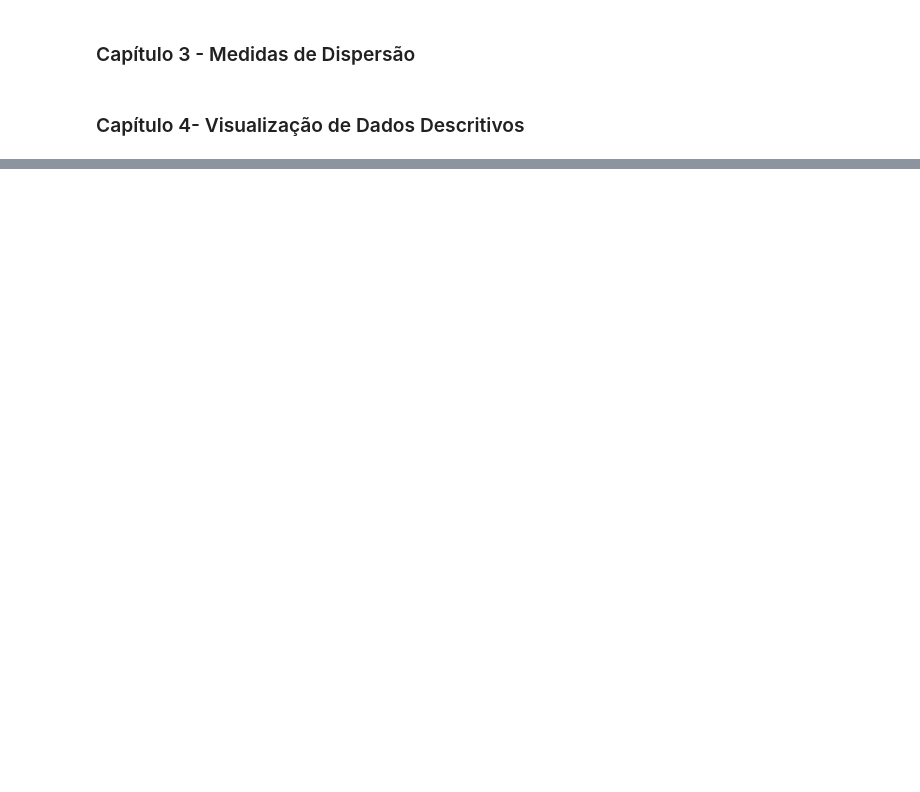
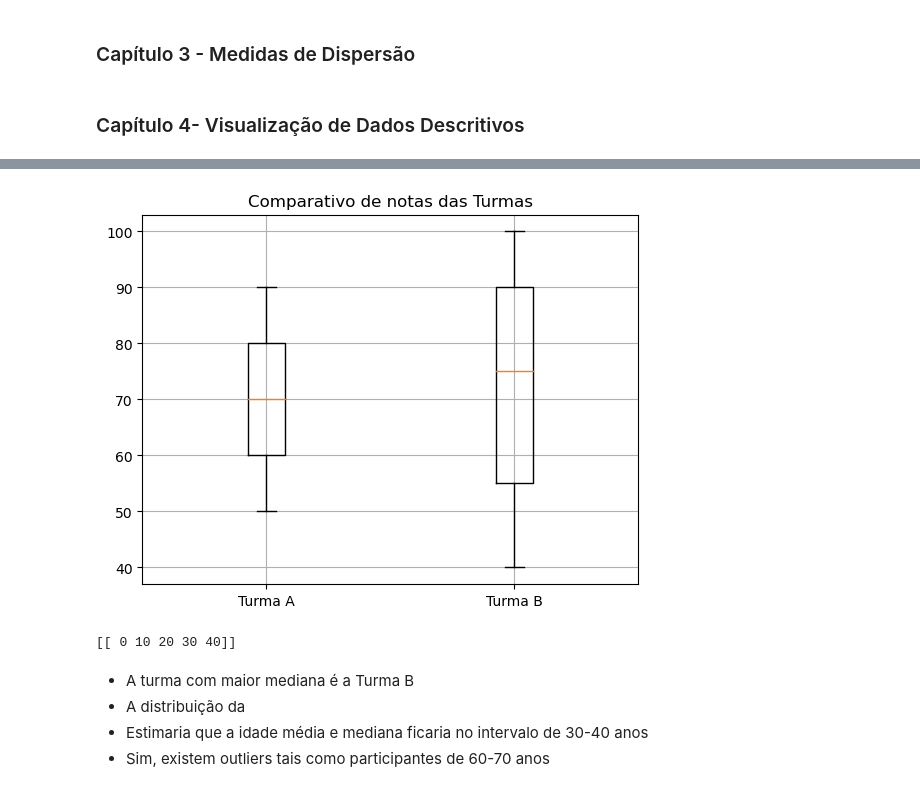
Before and after one commit to LopesHPedro/roadmap-ciencia-dados-study-journey, a Jupyter notebook: material-complementar/mat.ipynb, the cells around one changed output, grey strips where cells are left out. Cells and saved outputs as stored; diff of their text form; code cells hidden in the pictures; blank space fills up the shorter version.

```diff
--- a/material-complementar/mat.ipynb
+++ b/material-complementar/mat.ipynb
@@ -44,0 +99,26 @@ plt.show()
+# %%
+# 1.2 Box Plot
+
+
+turmaA = [50, 60, 70, 80, 90] # Mín=50, Q1=60, Mediana=70, Q3=80, Máx=90
+turmaB = [40, 55, 75, 90, 100] # Mín=40, Q1=55, Mediana=75, Q3=90, Máx=100
+
+plt.boxplot([turmaA, turmaB], labels=['Turma A', 'Turma B'])
+
+plt.title('Comparativo de notas das Turmas')
+plt.grid(True)
+plt.show()
+
+IQR_turmaA = 80 - 60
+IQR_turmaB = 90 - 55
+
+amplitude_total_turmaA = np.mat(turmaA) - np.min(turmaA)
+print(amplitude_total_turmaA)
+# %% [output]
+[figure, added]
+[[ 0 10 20 30 40]]
+# %% [markdown]
+- A turma com maior mediana é a Turma B
+- A distribuição da
+- Estimaria que a idade média e mediana ficaria no intervalo de 30-40 anos
+- Sim, existem outliers tais como participantes de 60-70 anos
```
Also changed, not shown: parts of 8 cells of this notebook, 14 other files.
